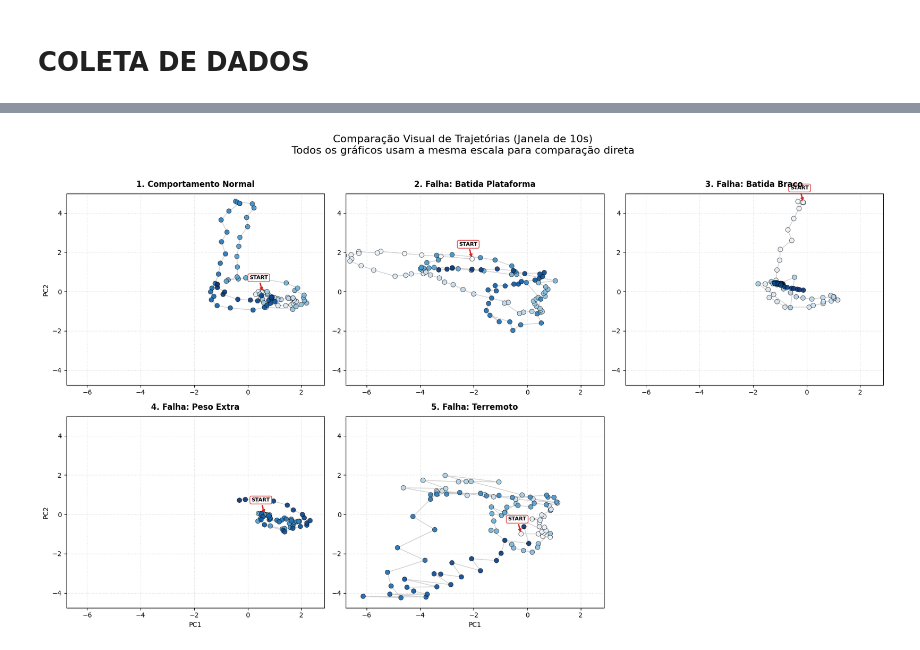
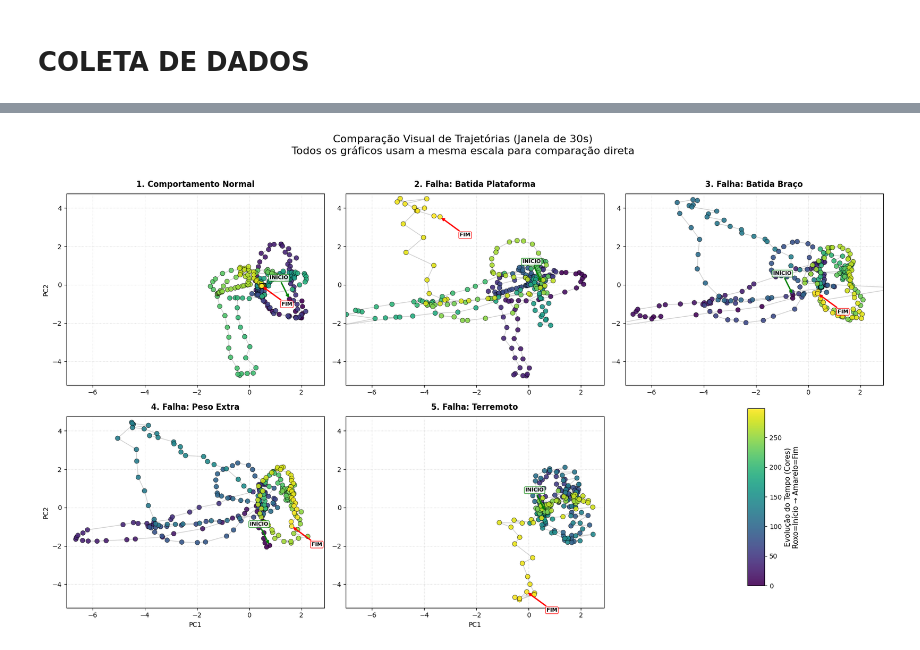
Before and after one commit to AndreFGard/anomaly-detection, a Jupyter notebook: EDA_bi_mult.ipynb, the cells around one changed output, grey strips where cells are left out. Drawn from its saved outputs; the diff is of its cells as text; code cells hidden in the pictures.

```diff
--- a/EDA_bi_mult.ipynb
+++ b/EDA_bi_mult.ipynb
@@ -107,18 +154,14 @@ Dados de Falha:  49185 linhas (Total de 4 tipos de defeito)
 from sklearn.decomposition import PCA
 from sklearn.preprocessing import StandardScaler
 
-
-# tirar colunas de metadados e outras adicionadas para facilitar a análise
-cols_ignore = ['time', 'label', 'name', 'scenario']
+# 1. PREPARAÇÃO AUTOMÁTICA DOS DADOS
+# ------------------------------------------------------------------------------
+# Identificar colunas de sensores
+cols_ignore = ['time', 'label', 'name', 'datetime', 'Unnamed: 0', 'scenario']
 sensores = [c for c in df.columns if c not in cols_ignore]
 
 print(f"Sensores detectados para análise: {sensores}")
 
-# Criar o DataFrame unificado (Normal + Falha)
-if 'df_total' not in locals():
-    df_total = pd.concat([df, faultydf], ignore_index=True)
-    print(f"Dataset combinado criado com sucesso: {df_total.shape}")
-else:
-    print("Dataset combinado 'df_total' já existente.")
+df_total = pd.concat([df, df_val], ignore_index=True)
 # %% [output]
 Sensores detectados para análise: ['accX', 'accY', 'accZ', 'gyroX', 'gyroY', 'gyroZ', 'magX', 'magY', 'magZ']
@@ -437,8 +482,8 @@ def visualizar_trajetorias_comparativas_regua_fixa(df_normal, df_falha, sensores
     Usa UMA RÉGUA VISUAL FIXA (limites X e Y iguais) para comparação justa.
     """
 
-
     print("1. Calibrando Espaço Visual Global (Régua Única)...")
+    print(len(df_falha))
 
     # Juntamos tudo para definir a escala universal
     # Isso impede que o PCA se adapte a cada erro individualmente
@@ -450,12 +495,12 @@ def visualizar_trajetorias_comparativas_regua_fixa(df_normal, df_falha, sensores
     scaler = StandardScaler()
     pca = PCA(n_components=2)
 
-    # apenas para visualização
+    # Aprende a "régua" com todos os dados misturados
     X_global = scaler.fit_transform(amostra_global)
     coords_global = pca.fit_transform(X_global)
 
-
-    #zoom e remoçao dos extremos para melhorar a escala da  visualização
+    # --- CÁLCULO DOS LIMITES GLOBAIS (ZOOM INTELIGENTE) ---
+    # Ignoramos outliers extremos (1%) para focar onde a ação acontece
     df_coords = pd.DataFrame(coords_global, columns=['PC1', 'PC2'])
 
     x_min, x_max = df_coords['PC1'].quantile([0.01, 0.99])
@@ -470,6 +515,7 @@ def visualizar_trajetorias_comparativas_regua_fixa(df_normal, df_falha, sensores
 
     print(f"-> Limites definidos: X={xlim_global}, Y={ylim_global}")
 
+    # 2. Definição dos Cenários
     cenarios = [
         ("1. Comportamento Normal", df_normal, None),
         ("2. Falha: Batida Plataforma", df_falha, 'IMU_hitting_platform.csv'),
@@ -478,7 +524,7 @@ def visualizar_trajetorias_comparativas_regua_fixa(df_normal, df_falha, sensores
         ("5. Falha: Terremoto", df_falha, 'IMU_earthquake.csv')
     ]
 
-
+    # 3. Criação dos Gráficos (Grid 2x3 para caber 5 gráficos)
     fig, axes = plt.subplots(2, 3, figsize=(18, 11))
     lista_ax = axes.flatten()
 
@@ -493,8 +539,13 @@ def visualizar_trajetorias_comparativas_regua_fixa(df_normal, df_falha, sensores
             dados = df_fonte[df_fonte['scenario'] == nome_arquivo].copy()
         else:
             dados = df_fonte.copy()
-
-
+        print(f"-> Processando: {nome_arquivo} | Quantidade de Amostras: {len(dados)}")
+        # Se não tiver dados para esse cenário (ex: arquivo faltando), pula
+        if len(dados) == 0:
+            ax.text(0.5, 0.5, "Arquivo Não Encontrado", ha='center', fontsize=12, color='red')
+            ax.set_title(titulo, color='gray')
+            ax.axis('off')
+            continue
 
         # Transforma para o espaço 2D GLOBAL
         coords = pca.transform(scaler.transform(dados[sensores]))
@@ -512,24 +563,25 @@ def visualizar_trajetorias_comparativas_regua_fixa(df_normal, df_falha, sensores
 
         traj = df_pca.iloc[inicio : fim].reset_index(drop=True)
 
+        # --- Desenho ---
+        if len(traj) > 0:
+            # Rastro cinza
+            ax.plot(traj['PC1'], traj['PC2'], c='gray', lw=1, alpha=0.4, zorder=1)
 
+            sc_plot = ax.scatter(traj['PC1'], traj['PC2'], c=np.arange(len(traj)),
+                           cmap='viridis', s=50, alpha=0.9, edgecolor='k', lw=0.5, zorder=2)
 
-        # linha da trajetoira
-        ax.plot(traj['PC1'], traj['PC2'], c='gray', lw=1, alpha=0.4, zorder=1)
+            # --- SETA DE INÍCIO ---
+            ax.annotate('INÍCIO', xy=(traj.iloc[0]['PC1'], traj.iloc[0]['PC2']),
+                        xytext=(-30, 30), textcoords='offset points',
+                        arrowprops=dict(arrowstyle="->", lw=2, color='green'),
+                        fontsize=8, fontweight='bold', bbox=dict(boxstyle="round,pad=0.2", fc="white", ec="green", alpha=0.8))
 
-        # Pontos coloridos pelo tempo (Azul = Começo -> Amarelo = Fim)
-        sc = ax.scatter(
-            traj['PC1'], traj['PC2'],
-            c=np.arange(len(traj)),
-            cmap='Blues',  # light blue (start) -> dark blue (end)
-            s=50, alpha=0.9, edgecolor='k', lw=0.5, zorder=2
-        )
-
-        # Seta de Início
-        ax.annotate('START', xy=(traj.iloc[0]['PC1'], traj.iloc[0]['PC2']),
-                    xytext=(-20, 20), textcoords='offset points',
-                    arrowprops=dict(arrowstyle="->", lw=2, color='#d62728'),
-                    fontsize=8, fontweight='bold', bbox=dict(boxstyle="round,pad=0.3", fc="white", ec="#d62728", alpha=0.9))
+            # --- SETA DE FIM ---
+            ax.annotate('FIM', xy=(traj.iloc[-1]['PC1'], traj.iloc[-1]['PC2']),
+                        xytext=(30, -30), textcoords='offset points',
+                        arrowprops=dict(arrowstyle="->", lw=2, color='red'),
+                        fontsize=8, fontweight='bold', bbox=dict(boxstyle="round,pad=0.2", fc="white", ec="red", alpha=0.8))
 
         # --- APLICANDO A RÉGUA FIXA ---
         ax.set_xlim(xlim_global)
@@ -546,12 +598,32 @@ def visualizar_trajetorias_comparativas_regua_fixa(df_normal, df_falha, sensores
     if len(cenarios) < 6:
         lista_ax[-1].axis('off')
 
+    plt.tight_layout()
+    ax_legenda = lista_ax[-1]
+    if sc_plot:
+        # Pegamos a posição exata desse quadrado no grid [x, y, largura, altura]
+        pos = ax_legenda.get_position()
+
+        # Criamos um eixo novo DENTRO desse quadrado para ser a barra
+        # Centralizado verticalmente e horizontalmente
+        # Largura da barra = 5% do quadrado, Altura = 80% do quadrado
+        cbar_width = 0.02
+        cbar_height = pos.height * 0.8
+        cbar_x = pos.x0 + (pos.width - cbar_width) / 2
+        cbar_y = pos.y0 + (pos.height - cbar_height) / 2
+
+        cbar_ax = fig.add_axes([cbar_x, cbar_y, cbar_width, cbar_height])
+
+        # Criamos a barra nesse eixo novo
+        cbar = fig.colorbar(sc_plot, cax=cbar_ax)
+        cbar.set_label('Evolução do Tempo (Cores)\nRoxo=Início → Amarelo=Fim', fontsize=11)
+
+
     plt.suptitle(f"Comparação Visual de Trajetórias (Janela de {janela_segundos}s)\nTodos os gráficos usam a mesma escala para comparação direta", fontsize=16, y=0.96)
     plt.tight_layout(rect=[0, 0, 1, 0.94])
     plt.show()
 
 # EXECUÇÃO
-# Certifique-se de que 'sensores' contém a lista correta (ex: ['accX', 'accY'...])
-visualizar_trajetorias_comparativas_regua_fixa(df, faultydf, sensores, janela_segundos=10)
+visualizar_trajetorias_comparativas_regua_fixa(df, faultydf, sensores, janela_segundos=30)
 # %% [output]
 1. Calibrando Espaço Visual Global (Régua Única)...
@@ -559,4 +637,4 @@ visualizar_trajetorias_comparativas_regua_fixa(df, faultydf, sensores, janela_se
-[figure, old version]
+[figure, new version]
 # %%
 # ==============================================================================
 # VARIÁVEIS DERIVADAS E ANÁLISE DE GRUPOS
```
Also changed, not shown: parts of 12 cells of this notebook.
